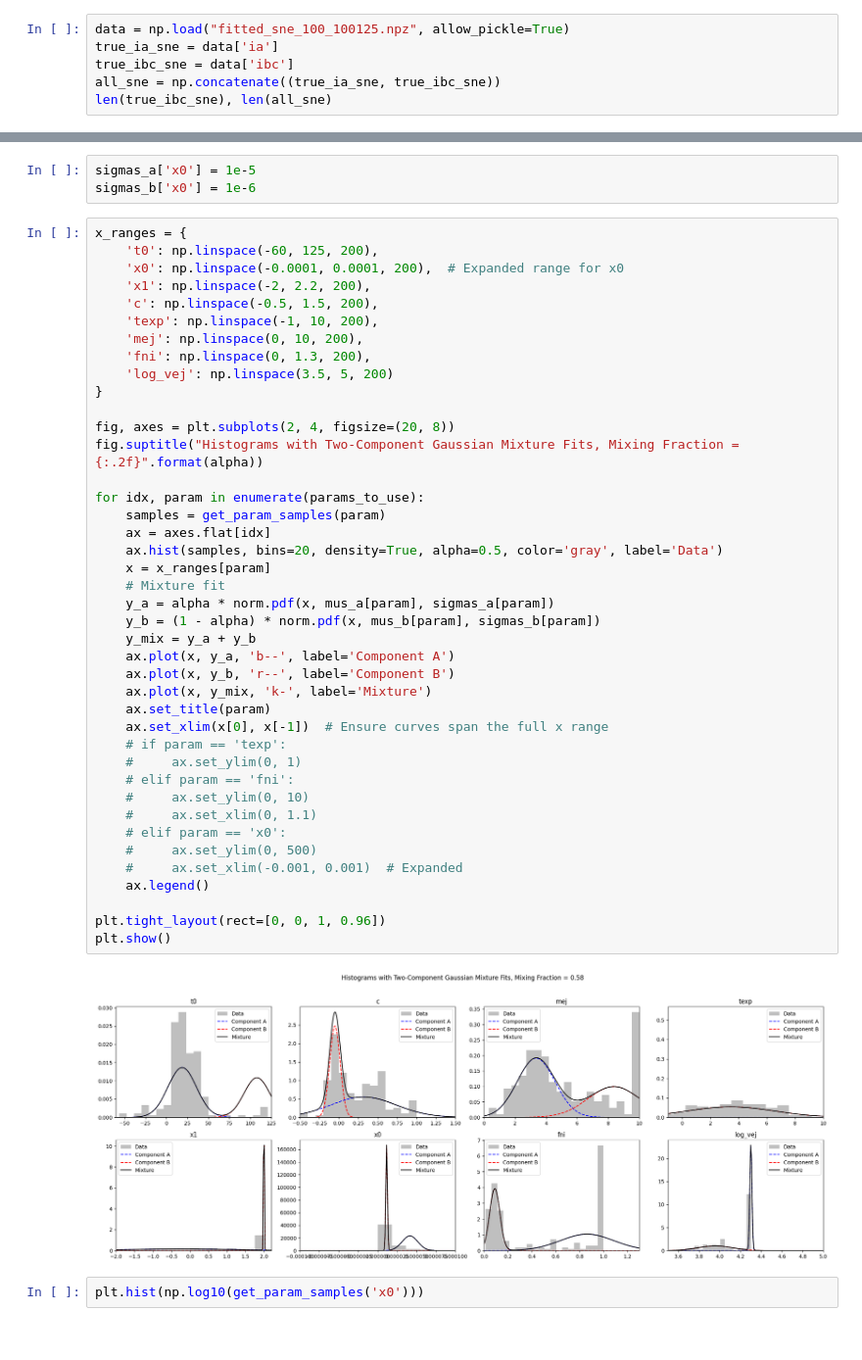
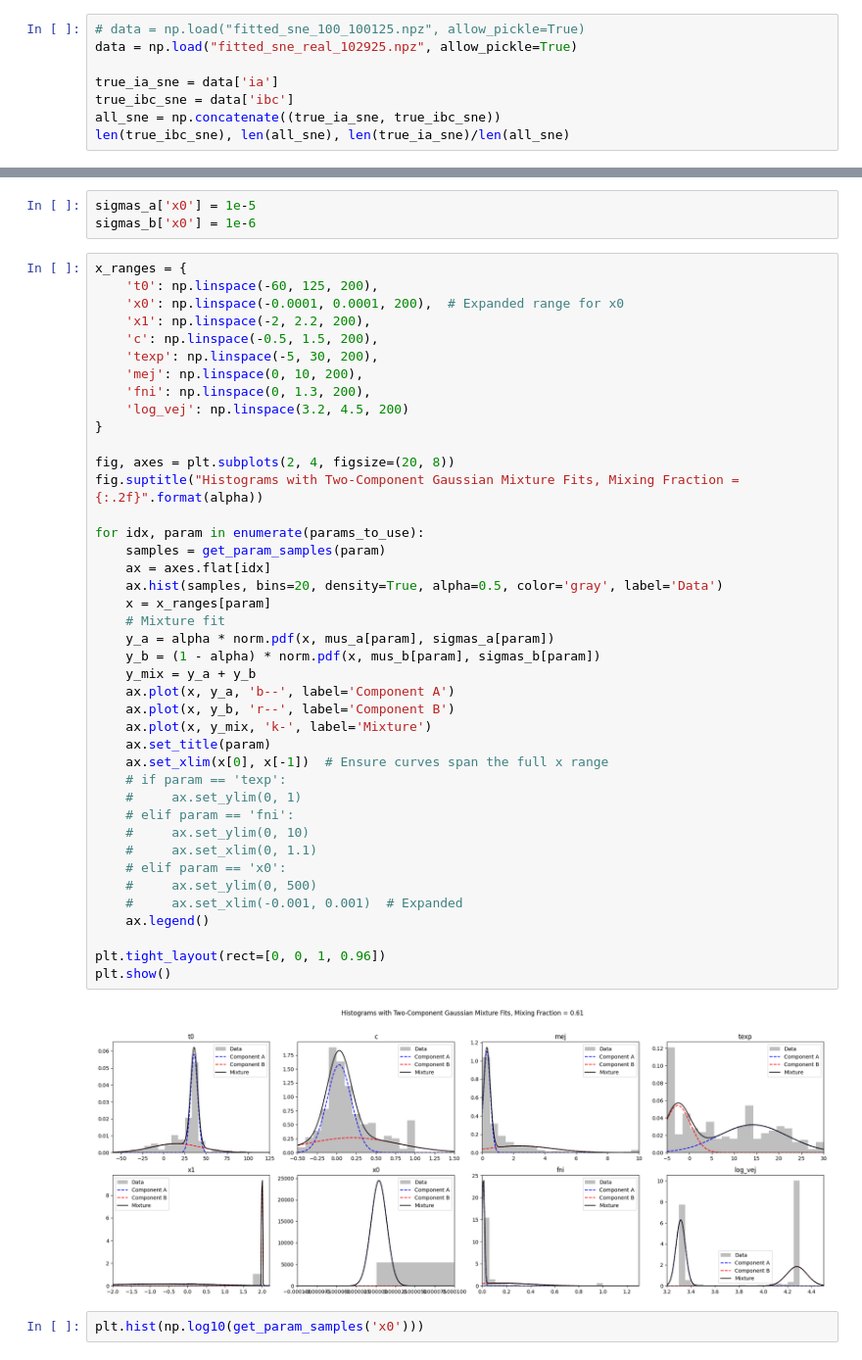
Before and after one commit to asmuzsoy/beams_ext, a Jupyter notebook: separate_parameters.ipynb, the cells around one changed output, grey strips where cells are left out. Shown at 98% size. Cells and saved outputs as stored; diff of their text form.

Commit message:
fitting real data & starting to implement mcmc

```diff
--- a/separate_parameters.ipynb
+++ b/separate_parameters.ipynb
@@ -227,7 +249,9 @@ class SN:
 # %%
-data = np.load("fitted_sne_100_100125.npz", allow_pickle=True)
+# data = np.load("fitted_sne_100_100125.npz", allow_pickle=True)
+data = np.load("fitted_sne_real_102925.npz", allow_pickle=True)
+
 true_ia_sne = data['ia']
 true_ibc_sne = data['ibc']
 all_sne = np.concatenate((true_ia_sne, true_ibc_sne))
-len(true_ibc_sne), len(all_sne)
+len(true_ibc_sne), len(all_sne), len(true_ia_sne)/len(all_sne)
 # %% [output]
@@ -556,43 +560,43 @@ x_ranges = {
     'x0': np.linspace(-0.0001, 0.0001, 200),  # Expanded range for x0
     'x1': np.linspace(-2, 2.2, 200),
     'c': np.linspace(-0.5, 1.5, 200),
-    'texp': np.linspace(-1, 10, 200),
+    'texp': np.linspace(-5, 30, 200),
     'mej': np.linspace(0, 10, 200),
     'fni': np.linspace(0, 1.3, 200),
-    'log_vej': np.linspace(3.5, 5, 200)
+    'log_vej': np.linspace(3.2, 4.5, 200)
 }
 
 fig, axes = plt.subplots(2, 4, figsize=(20, 8))
 fig.suptitle("Histograms with Two-Component Gaussian Mixture Fits, Mixing Fraction = {:.2f}".format(alpha))
 
 for idx, param in enumerate(params_to_use):
     samples = get_param_samples(param)
     ax = axes.flat[idx]
     ax.hist(samples, bins=20, density=True, alpha=0.5, color='gray', label='Data')
     x = x_ranges[param]
     # Mixture fit
     y_a = alpha * norm.pdf(x, mus_a[param], sigmas_a[param])
     y_b = (1 - alpha) * norm.pdf(x, mus_b[param], sigmas_b[param])
     y_mix = y_a + y_b
     ax.plot(x, y_a, 'b--', label='Component A')
     ax.plot(x, y_b, 'r--', label='Component B')
     ax.plot(x, y_mix, 'k-', label='Mixture')
     ax.set_title(param)
     ax.set_xlim(x[0], x[-1])  # Ensure curves span the full x range
     # if param == 'texp':
     #     ax.set_ylim(0, 1)
     # elif param == 'fni':
     #     ax.set_ylim(0, 10)
     #     ax.set_xlim(0, 1.1)
     # elif param == 'x0':
     #     ax.set_ylim(0, 500)
     #     ax.set_xlim(-0.001, 0.001)  # Expanded
     ax.legend()
 
 plt.tight_layout(rect=[0, 0, 1, 0.96])
 plt.show()
 # %% [output]
-[figure, old version]
+[figure, new version]
 # %%
 plt.hist(np.log10(get_param_samples('x0')))
 # %% [output]
```
Also changed, not shown: parts of 19 cells of this notebook, 1 other file.
